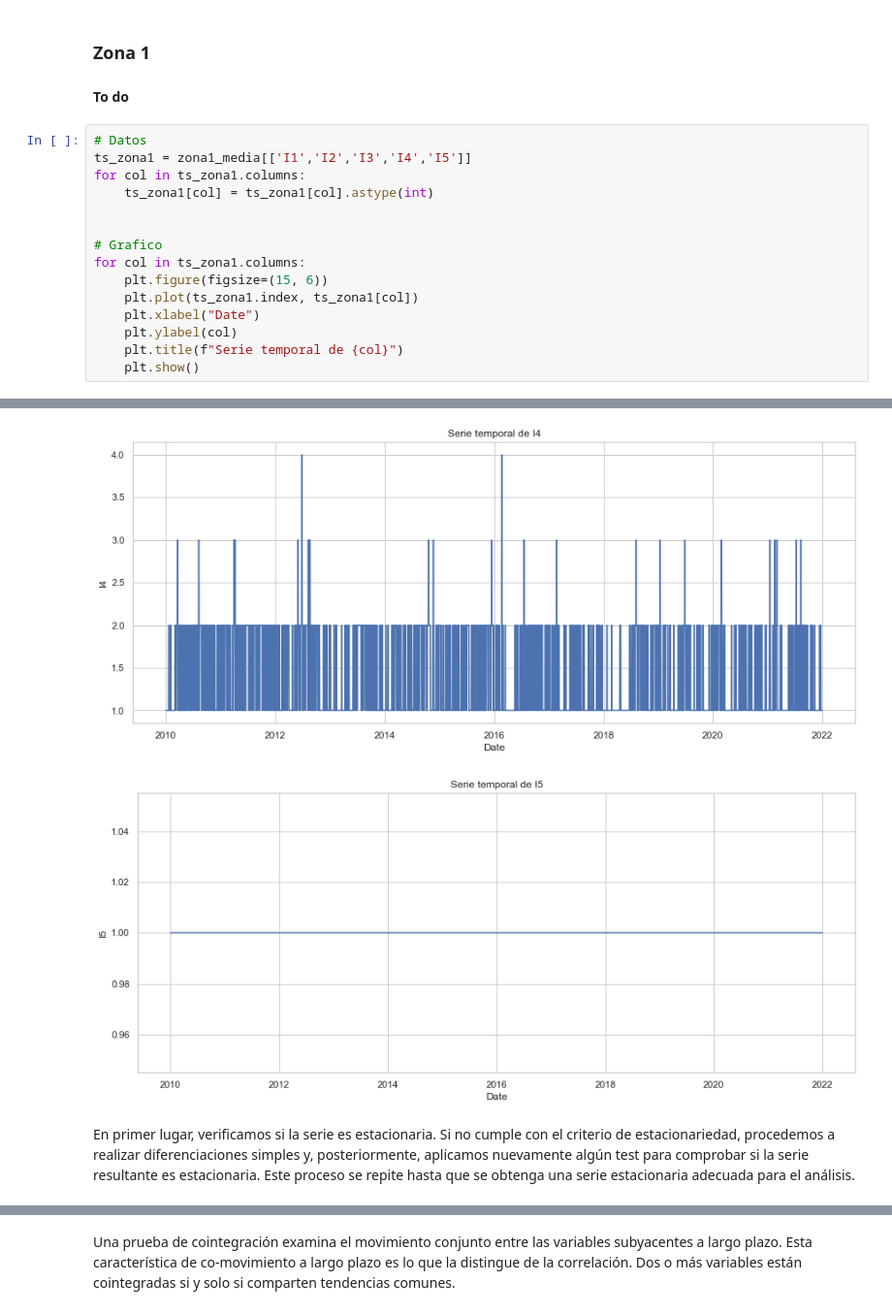
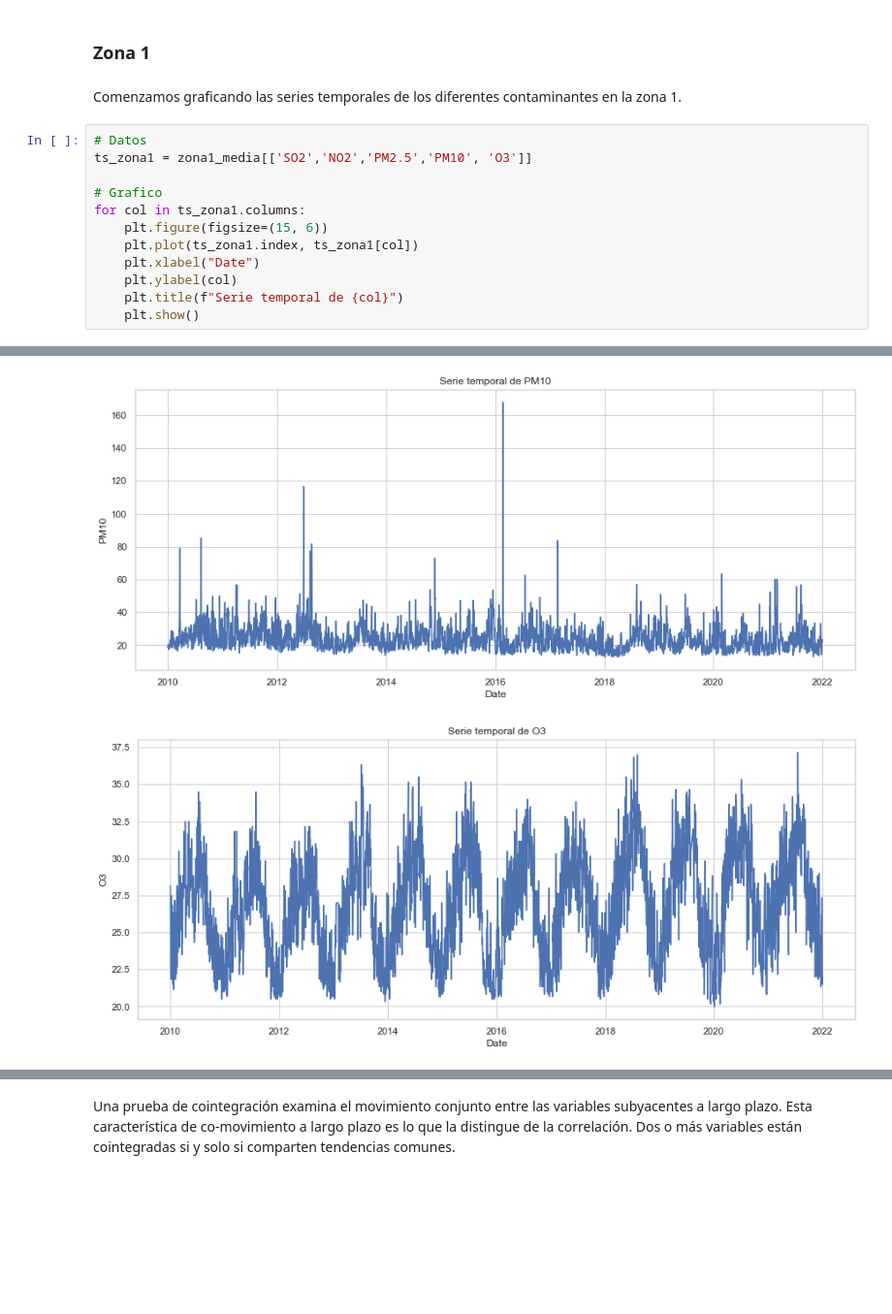
Before and after one commit to sofiamacein/TFG-Calidad-Aire-Madrid, a Jupyter notebook: TFG. CALIDAD AIRE MADRID_EDA.ipynb, the cells around one changed output, grey strips where cells are left out. Shown at 97% size. Cells and saved outputs as stored; diff of their text form; blank space fills up the shorter version.

```diff
--- a/TFG. CALIDAD AIRE MADRID_EDA.ipynb
+++ b/TFG. CALIDAD AIRE MADRID_EDA.ipynb
@@ -934,14 +942,11 @@ def inverse_diff_func(actual_df, pred_df):
     return df_temp
 # %% [markdown]
 ### Zona 1
-# %% [markdown]
-**To do**
+# %% [markdown]
+Comenzamos graficando las series temporales de los diferentes contaminantes en la zona 1.
 # %%
 # Datos
-ts_zona1 = zona1_media[['I1','I2','I3','I4','I5']]
-for col in ts_zona1.columns:
-    ts_zona1[col] = ts_zona1[col].astype(int)
-
+ts_zona1 = zona1_media[['SO2','NO2','PM2.5','PM10', 'O3']]
 
 # Grafico
 for col in ts_zona1.columns:
@@ -958,4 +963,2 @@ for col in ts_zona1.columns:
-[figure, old version]
+[figure, new version]
-[figure, old version]
+[figure, new version]
-# %% [markdown]
-En primer lugar, verificamos si la serie es estacionaria. Si no cumple con el criterio de estacionariedad, procedemos a realizar diferenciaciones simples y, posteriormente, aplicamos nuevamente algún test para comprobar si la serie resultante es estacionaria. Este proceso se repite hasta que se obtenga una serie estacionaria adecuada para el análisis.
```
Also changed, not shown: parts of 82 cells of this notebook.
